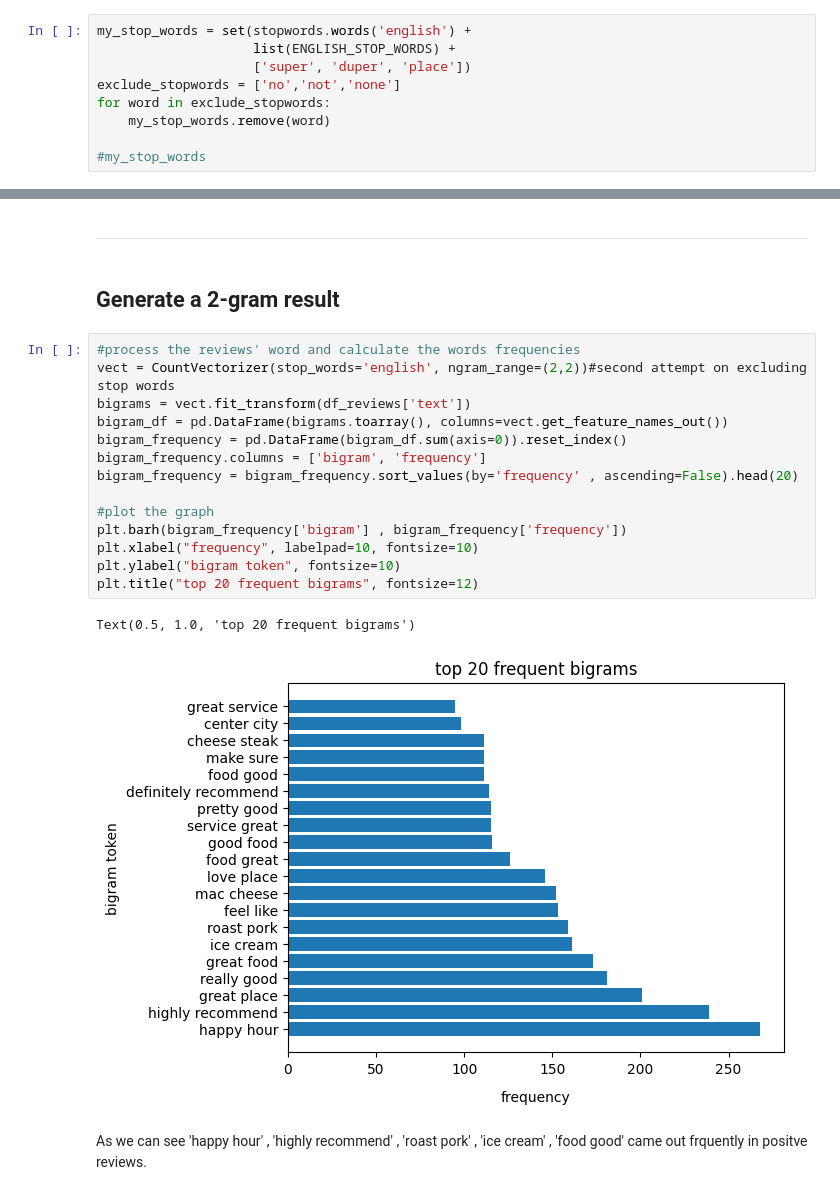
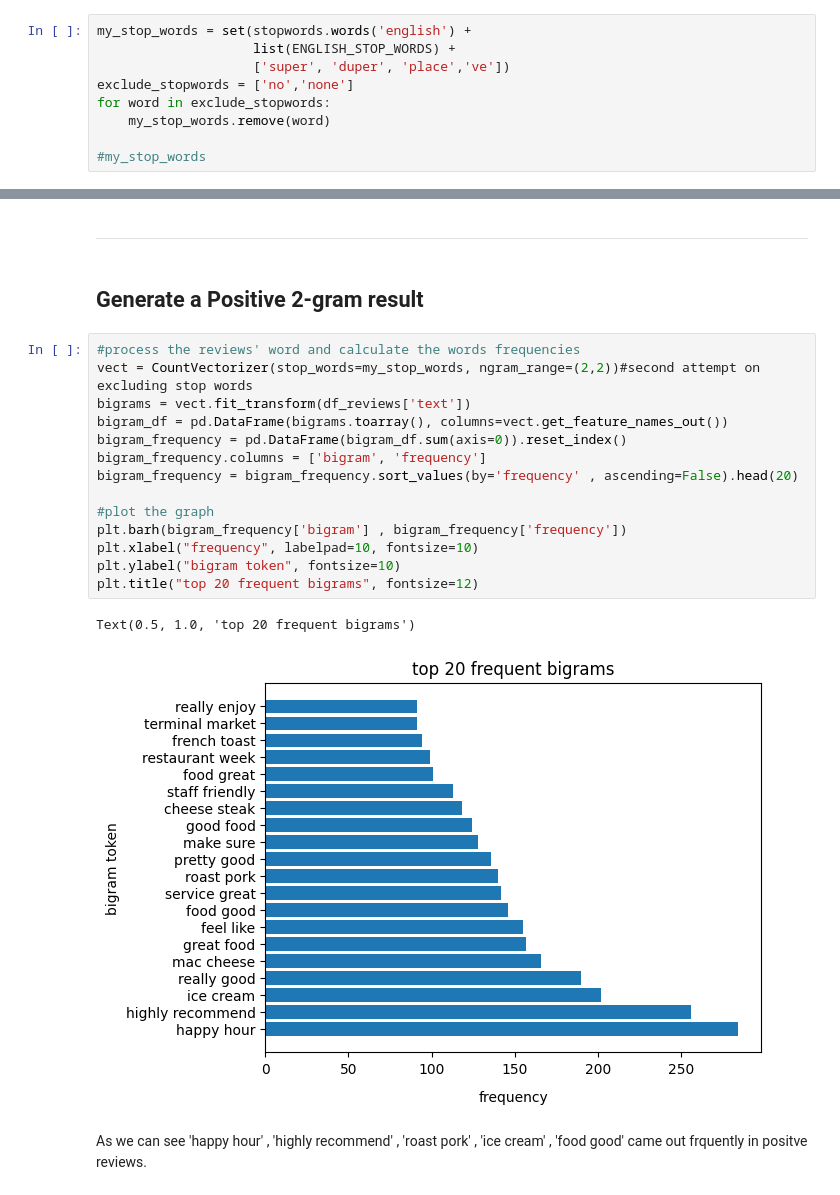
Before and after one commit to Makiato1999/COMP4710_Yelp, a Jupyter notebook: Dev/Process_Reviews.ipynb, the cells around one changed output, grey strips where cells are left out. Saved outputs shown, nothing was run; the diff lists cells and outputs as text.

```diff
--- a/Dev/Process_Reviews.ipynb
+++ b/Dev/Process_Reviews.ipynb
@@ -265,8 +265,8 @@ words_sentence
 # %%
 my_stop_words = set(stopwords.words('english') +
                     list(ENGLISH_STOP_WORDS) +
-                    ['super', 'duper', 'place'])
-exclude_stopwords = ['no','not','none']
+                    ['super', 'duper', 'place','ve'])
+exclude_stopwords = ['no','none']
 for word in exclude_stopwords:
     my_stop_words.remove(word)
 
@@ -361,24 +361,24 @@ As we can see 'good' , 'food' , 'great' , 'come' , 'time' came out frquently in
 # %% [markdown]
 ---
 # %% [markdown]
-## Generate a 2-gram result
+## Generate a Positive 2-gram result
 # %%
 #process the reviews' word and calculate the words frequencies
-vect = CountVectorizer(stop_words='english', ngram_range=(2,2))#second attempt on excluding stop words
+vect = CountVectorizer(stop_words=my_stop_words, ngram_range=(2,2))#second attempt on excluding stop words
 bigrams = vect.fit_transform(df_reviews['text'])
 bigram_df = pd.DataFrame(bigrams.toarray(), columns=vect.get_feature_names_out())
 bigram_frequency = pd.DataFrame(bigram_df.sum(axis=0)).reset_index()
 bigram_frequency.columns = ['bigram', 'frequency']
 bigram_frequency = bigram_frequency.sort_values(by='frequency' , ascending=False).head(20)
 
 #plot the graph
 plt.barh(bigram_frequency['bigram'] , bigram_frequency['frequency'])
 plt.xlabel("frequency", labelpad=10, fontsize=10)
 plt.ylabel("bigram token", fontsize=10)
 plt.title("top 20 frequent bigrams", fontsize=12)
 # %% [output]
 Text(0.5, 1.0, 'top 20 frequent bigrams')
-[figure, old version]
+[figure, new version]
 # %% [markdown]
 As we can see 'happy hour' , 'highly recommend' , 'roast pork' , 'ice cream' , 'food good' came out frquently in positve reviews.
 # %% [markdown]
```
Also changed, not shown: parts of 12 cells of this notebook, 2 other files.
